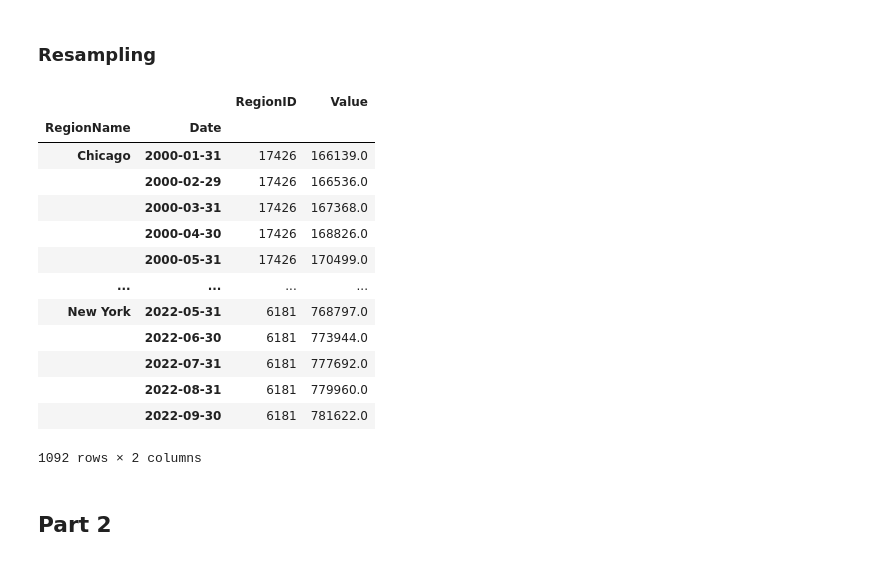
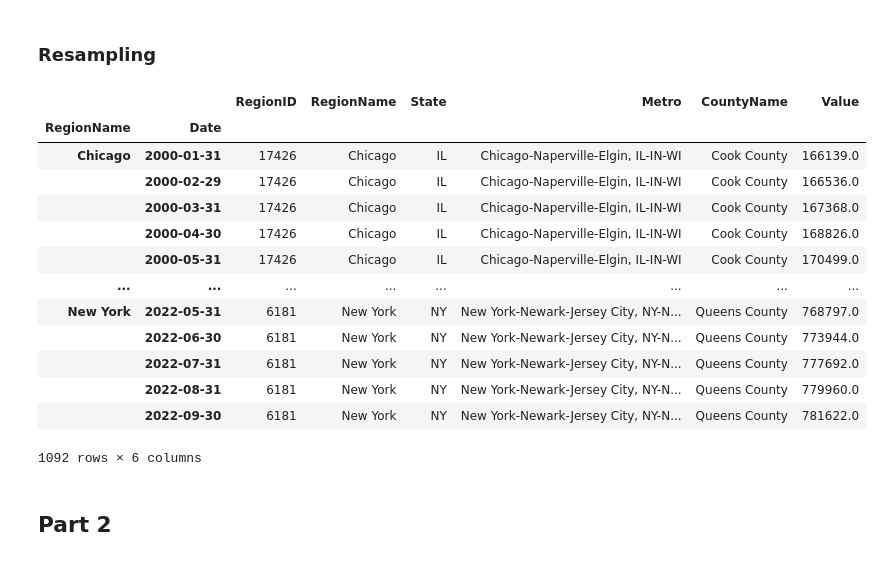
Before and after one commit to alissaleigh/Preparing-Time-Series-from-Wide-Form-Data, a Jupyter notebook: Preparing Time Series from Wide-Form Data.ipynb, the cells around one changed output. Drawn from its saved outputs; the diff is of its cells as text; code cells hidden in the pictures.

```diff
--- a/Preparing Time Series from Wide-Form Data.ipynb
+++ b/Preparing Time Series from Wide-Form Data.ipynb
@@ -133,23 +133,23 @@ melted
 # %% [markdown]
 ### Resampling
 # %%
-df_ts = melted.groupby('RegionName').resample("M").sum()
+df_ts = melted.groupby('RegionName').resample("M").asfreq('M')
 df_ts
 # %% [output]
-|  |  | RegionID | Value |
-| RegionName | Date |  |  |
-| Chicago | 2000-01-31 | 17426 | 166139.0 |
-|  | 2000-02-29 | 17426 | 166536.0 |
-|  | 2000-03-31 | 17426 | 167368.0 |
-|  | 2000-04-30 | 17426 | 168826.0 |
-|  | 2000-05-31 | 17426 | 170499.0 |
-| ... | ... | ... | ... |
-| New York | 2022-05-31 | 6181 | 768797.0 |
-|  | 2022-06-30 | 6181 | 773944.0 |
-|  | 2022-07-31 | 6181 | 777692.0 |
-|  | 2022-08-31 | 6181 | 779960.0 |
-|  | 2022-09-30 | 6181 | 781622.0 |
+|  |  | RegionID | RegionName | State | Metro | CountyName | Value |
+| RegionName | Date |  |  |  |  |  |  |
+| Chicago | 2000-01-31 | 17426 | Chicago | IL | Chicago-Naperville-Elgin, IL-IN-WI | Cook County | 166139.0 |
+|  | 2000-02-29 | 17426 | Chicago | IL | Chicago-Naperville-Elgin, IL-IN-WI | Cook County | 166536.0 |
+|  | 2000-03-31 | 17426 | Chicago | IL | Chicago-Naperville-Elgin, IL-IN-WI | Cook County | 167368.0 |
+|  | 2000-04-30 | 17426 | Chicago | IL | Chicago-Naperville-Elgin, IL-IN-WI | Cook County | 168826.0 |
+|  | 2000-05-31 | 17426 | Chicago | IL | Chicago-Naperville-Elgin, IL-IN-WI | Cook County | 170499.0 |
+| ... | ... | ... | ... | ... | ... | ... | ... |
+| New York | 2022-05-31 | 6181 | New York | NY | New York-Newark-Jersey City, NY-N... | Queens County | 768797.0 |
+|  | 2022-06-30 | 6181 | New York | NY | New York-Newark-Jersey City, NY-N... | Queens County | 773944.0 |
+|  | 2022-07-31 | 6181 | New York | NY | New York-Newark-Jersey City, NY-N... | Queens County | 777692.0 |
+|  | 2022-08-31 | 6181 | New York | NY | New York-Newark-Jersey City, NY-N... | Queens County | 779960.0 |
+|  | 2022-09-30 | 6181 | New York | NY | New York-Newark-Jersey City, NY-N... | Queens County | 781622.0 |
-1092 rows × 2 columns
+1092 rows × 6 columns
 # %% [markdown]
 ## Part 2
 # %% [markdown]
```
Also changed, not shown: parts of 30 cells of this notebook.
